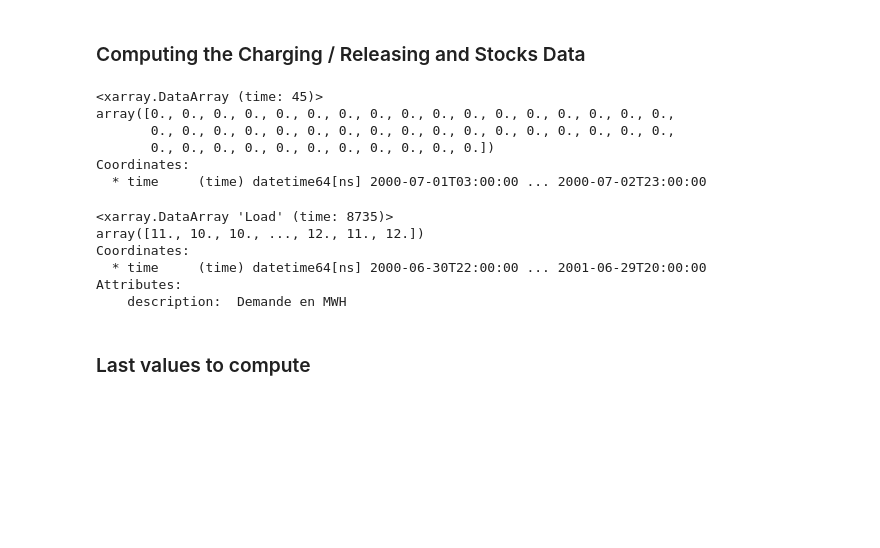
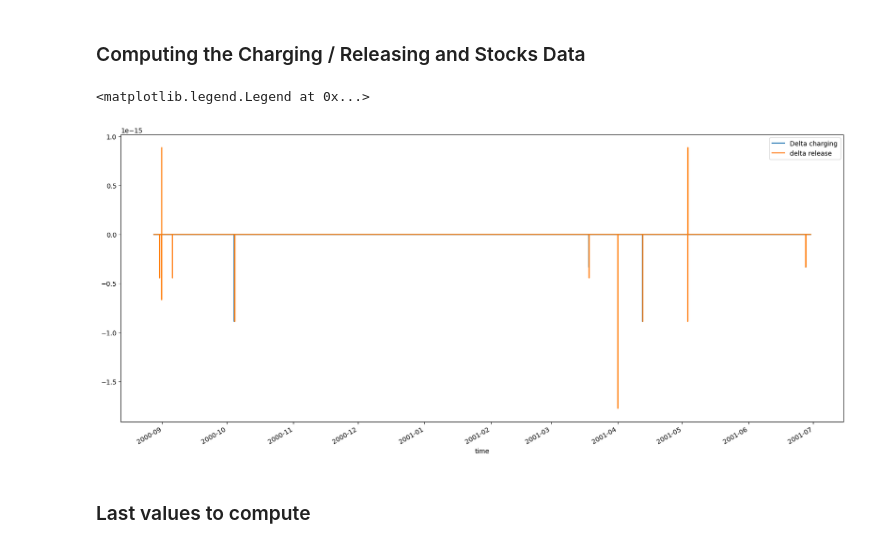
Before and after one commit to cledat/Projet-EA314, a Jupyter notebook: Test Panda Excel.ipynb, the cells around one changed output. Cells and saved outputs as stored; diff of their text form; code cells hidden in the pictures; blank space fills up the shorter version.

```diff
--- a/Test Panda Excel.ipynb
+++ b/Test Panda Excel.ipynb
@@ -125,49 +126,50 @@ missing_capacity = net_load.copy() - diesel_gen
 missing_capacity.values = (abs(missing_capacity.values)+missing_capacity.values)/2
 # %% [markdown]
 ### Computing the Charging / Releasing and Stocks Data
-# %%
-missing_capacity.isel(time=slice(5,50))
-# %% [output]
-<xarray.DataArray (time: 45)>
-array([0., 0., 0., 0., 0., 0., 0., 0., 0., 0., 0., 0., 0., 0., 0., 0., 0.,
-       0., 0., 0., 0., 0., 0., 0., 0., 0., 0., 0., 0., 0., 0., 0., 0., 0.,
-       0., 0., 0., 0., 0., 0., 0., 0., 0., 0., 0.])
-Coordinates:
-  * time     (time) datetime64[ns] 2000-07-01T03:00:00 ... 2000-07-02T23:00:00
-# %%
-load
-# %% [output]
-<xarray.DataArray 'Load' (time: 8735)>
-array([11., 10., 10., ..., 12., 11., 12.])
-Coordinates:
-  * time     (time) datetime64[ns] 2000-06-30T22:00:00 ... 2001-06-29T20:00:00
-Attributes:
-    description:  Demande en MWH
 # %%
 #Computing the charging Data
 #Copy the structure
 # It works nead to
 charging = context.Load.copy()
 stock = context.Load.copy()
+test = context.Load.copy()
 releasing = context.Load.copy()
 stock.values[0]=5
 charging.values[0]=0
 releasing.values[0]=5
 #reseasing = context.Load.copy()
 #for i in range(1,len(charging.values)):
+compteur = 0
 for i in range(1,len(charging.values)):
+    compteur+=1
     remain_energy = net_load.values[i]<0 #BOOL
-    five_day_missing_cap =np.sum(missing_capacity.isel(time=slice(i+1,i+119)))
-    missing_storage = five_day_missing_cap>stock.values[i-1] #BOOL
+    five_day_missing_cap =np.sum(missing_capacity.isel(time=slice(i+1,i+5*24+1)).values)
+    test.values[i]=five_day_missing_cap
+    missing_storage = five_day_missing_cap-stock.values[i-1]>0.0001 #BOOL   la condition ne fonctionnait pas avec une inégalité python
     five_day_missing_capacity = five_day_missing_cap>0
     one_hour_missing_capacity = missing_capacity.values[i]>0
     diesel_charging = np.min([five_day_missing_cap , diesel_gen-net_load.values[i] ,Energy-stock.values[i-1]])
     charging.values[i]=np.min([charging_power,remain_energy*(np.min([-net_load.values[i],Energy-stock.values[i-1]]))+
-                            (1-remain_energy)*(missing_storage*0.5*(np.abs(diesel_charging)+diesel_charging))])
+                            (1-remain_energy)*(missing_storage*(np.max([diesel_charging,0])))])
     releasing.values[i]= np.min([charging_power,one_hour_missing_capacity*np.min([missing_capacity.values[i],stock.values[i-1]])
                             +(1-one_hour_missing_capacity)*(1-five_day_missing_capacity)*
                             np.min([0.5*(np.abs(net_load.values[i])+net_load.values[i]),stock.values[i-1]])])
     stock.values[i]= stock.values[i-1] + charging.values[i]-releasing.values[i]
+# %%
+begin = '2000-08-28'
+end='2001-9-20'
+plt.figure(figsize=(20,8))
+(charging_check-charging).sel(time=slice(begin,end)).plot(label='Delta charging')
+(releasing_check - releasing).sel(time=slice(begin,end)).plot(label='delta release')
+#missing_capacity.sel(time=slice(begin,end)).plot(label='missing capacity')
+#stock.sel(time=slice(begin,end)).plot(label='stock')
+#test.sel(time=slice(begin,end)).plot(label='test')
+#net_load.sel(time=slice(begin,end)).plot(label='net_load')
+#(stock_check).sel(time=slice(begin,end)).plot(label='stock_check')
+plt.legend()
+# %% [output]
+<matplotlib.legend.Legend at 0x...>
+[figure, added]
 # %% [markdown]
 ### Last values to compute
 # %%
```
Also changed, not shown: parts of 7 cells of this notebook, 1 other file.
